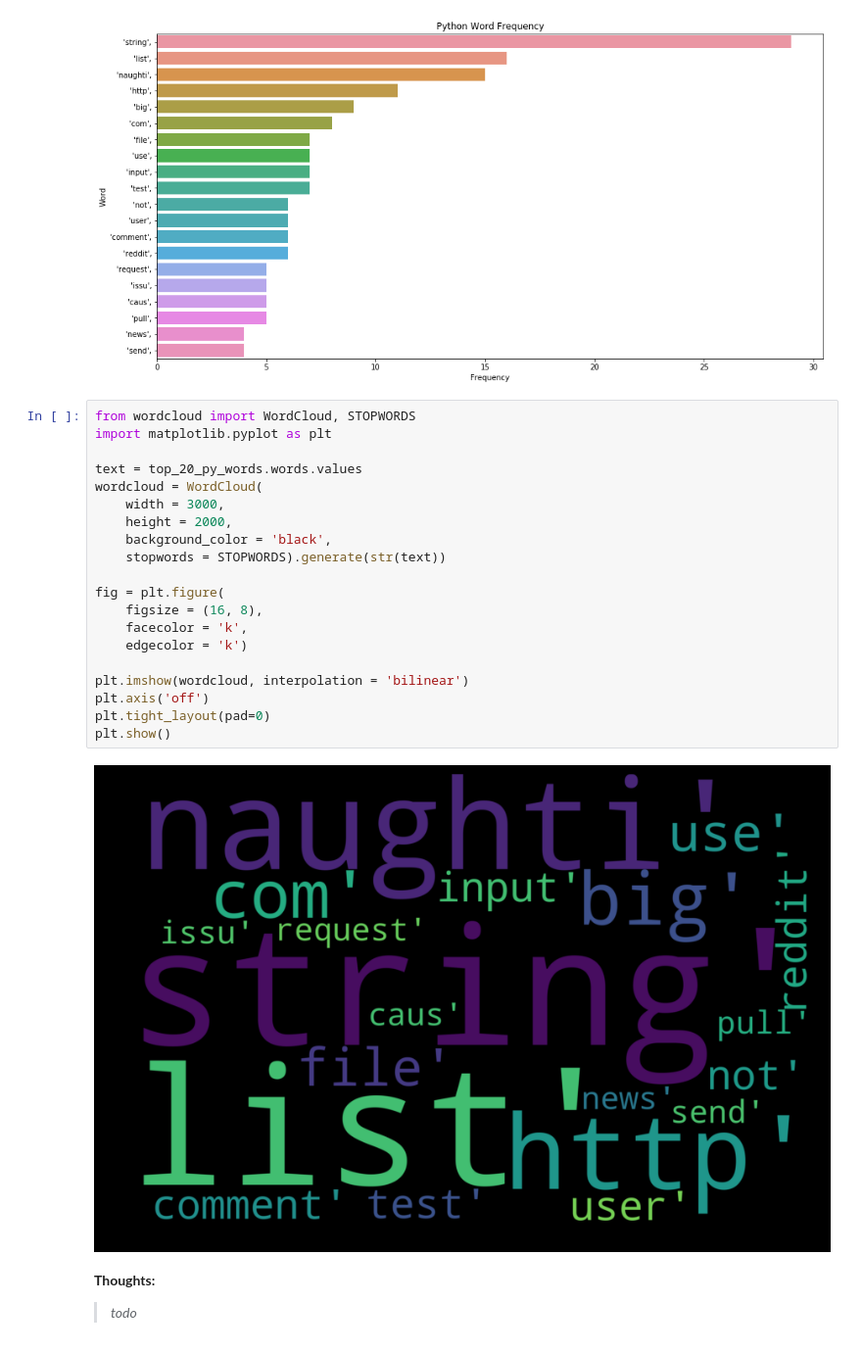
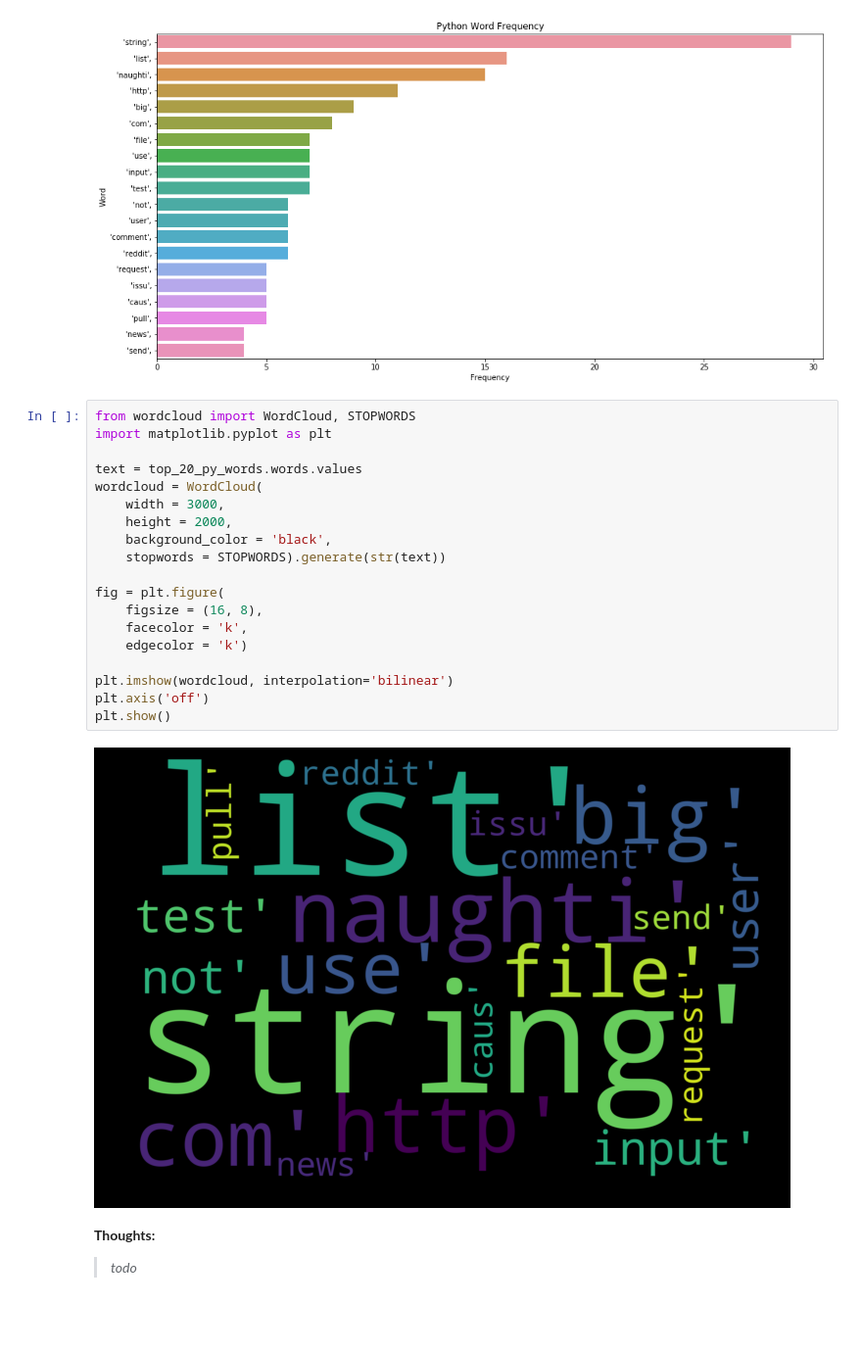
Before and after one commit to nlp-101/github_nlp, a Jupyter notebook: NLP_Project.ipynb, the cells around one changed output. Shown: that part at 98% size. Saved outputs shown, nothing was run; the diff lists cells and outputs as text; blank space fills up the shorter version.

Commit message:
changed wordcloud

```diff
--- a/NLP_Project.ipynb
+++ b/NLP_Project.ipynb
@@ -332,25 +329,24 @@ plt.show()
 # %%
 from wordcloud import WordCloud, STOPWORDS
 import matplotlib.pyplot as plt
 
 text = top_20_py_words.words.values
 wordcloud = WordCloud(
     width = 3000,
     height = 2000,
     background_color = 'black',
     stopwords = STOPWORDS).generate(str(text))
 
 fig = plt.figure(
     figsize = (16, 8),
     facecolor = 'k',
     edgecolor = 'k')
 
-plt.imshow(wordcloud, interpolation = 'bilinear')
+plt.imshow(wordcloud, interpolation='bilinear')
 plt.axis('off')
-plt.tight_layout(pad=0)
 plt.show()
 # %% [output]
-[figure, old version]
+[figure, new version]
 # %% [markdown]
 **Thoughts:**
 >_todo_
```
Also changed, not shown: parts of 6 cells of this notebook.
